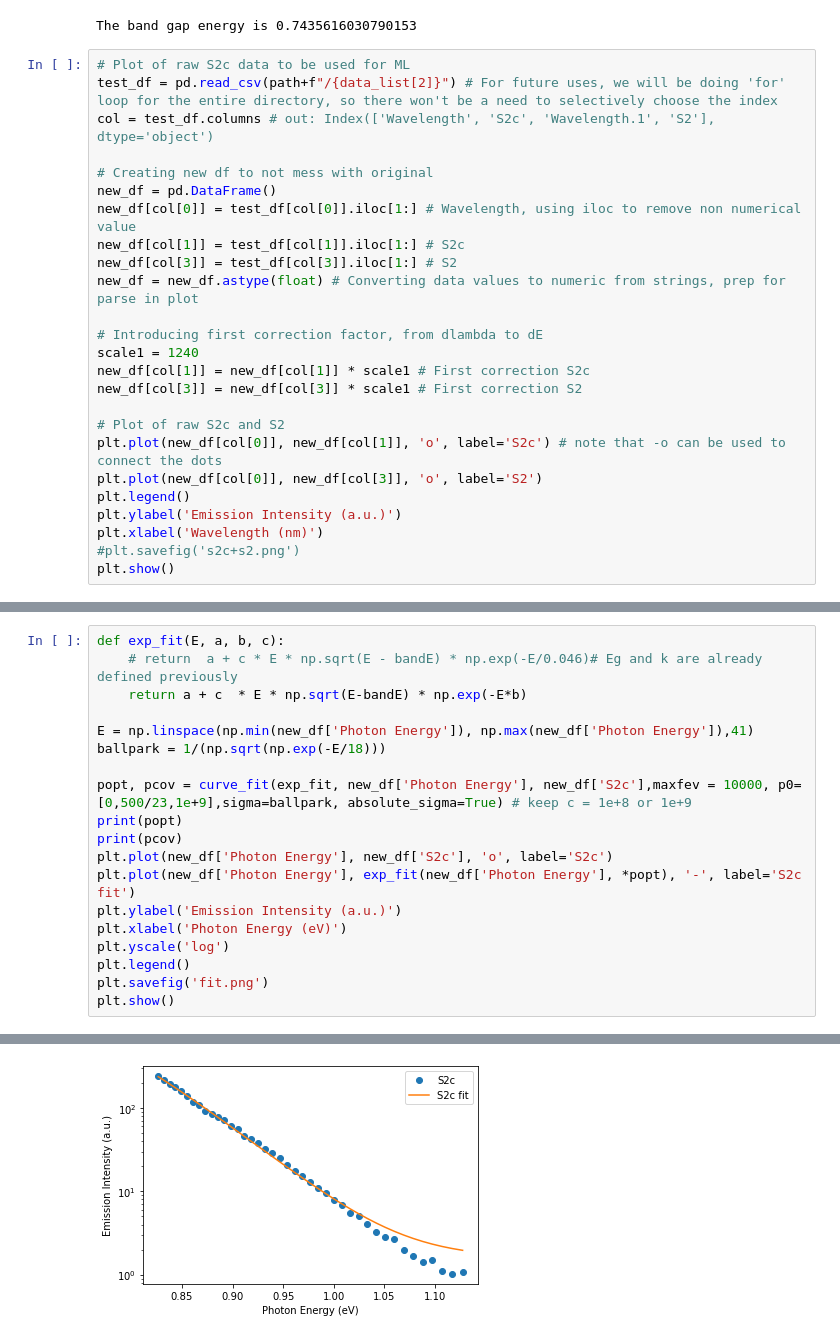
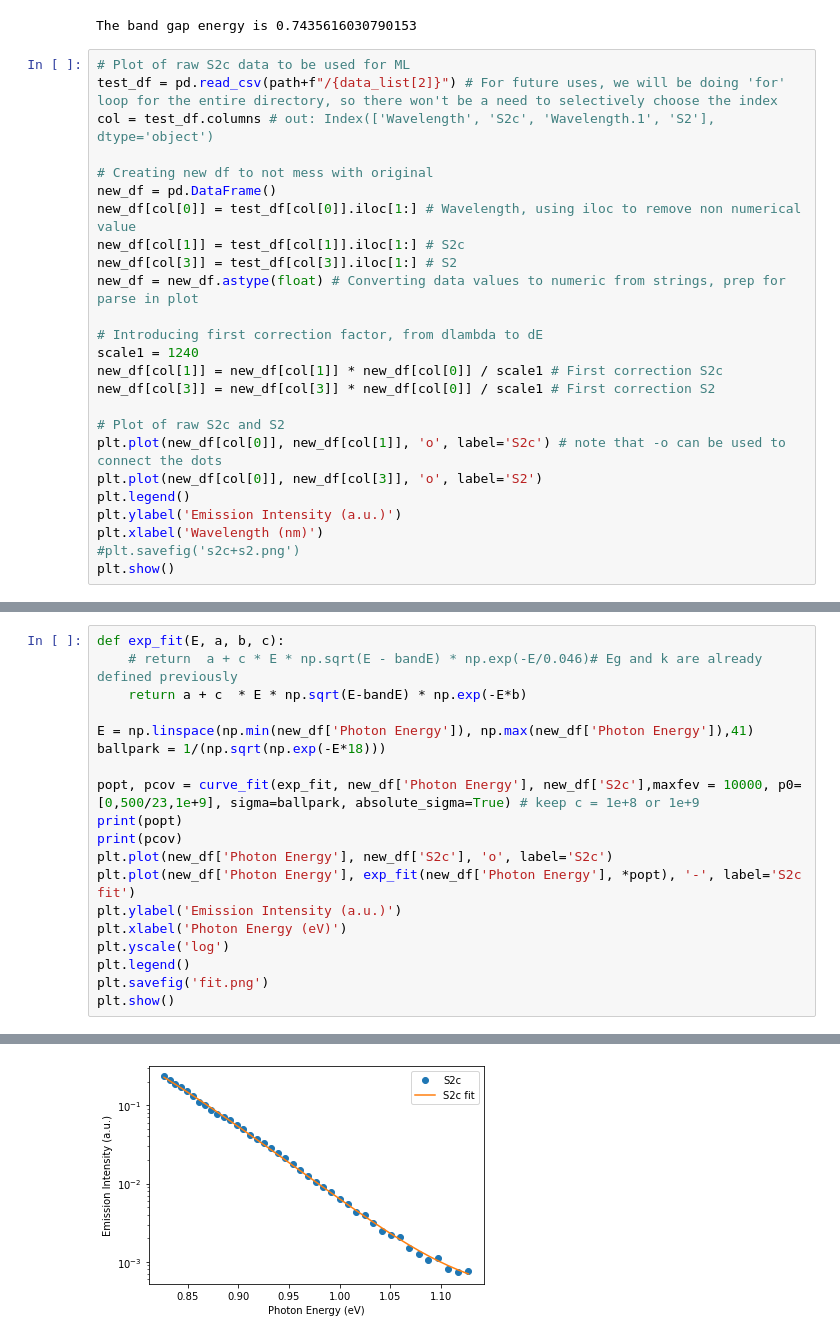
Before and after one commit to teoyi/PROJECT-Automate-Research-Process, a Jupyter notebook: test.ipynb, the cells around one changed output, grey strips where cells are left out. Cells and saved outputs as stored; diff of their text form.

```diff
--- a/test.ipynb
+++ b/test.ipynb
@@ -63,8 +63,8 @@ new_df = new_df.astype(float) # Converting data values to numeric from strings,
 
 # Introducing first correction factor, from dlambda to dE
 scale1 = 1240
-new_df[col[1]] = new_df[col[1]] * scale1 # First correction S2c
-new_df[col[3]] = new_df[col[3]] * scale1 # First correction S2
+new_df[col[1]] = new_df[col[1]] * new_df[col[0]] / scale1 # First correction S2c
+new_df[col[3]] = new_df[col[3]] * new_df[col[0]] / scale1 # First correction S2
 
 # Plot of raw S2c and S2
 plt.plot(new_df[col[0]], new_df[col[1]], 'o', label='S2c') # note that -o can be used to connect the dots
@@ -104,9 +104,9 @@ def exp_fit(E, a, b, c):
     return a + c  * E * np.sqrt(E-bandE) * np.exp(-E*b)
 
 E = np.linspace(np.min(new_df['Photon Energy']), np.max(new_df['Photon Energy']),41)
-ballpark = 1/(np.sqrt(np.exp(-E/18)))
+ballpark = 1/(np.sqrt(np.exp(-E*18)))
 
-popt, pcov = curve_fit(exp_fit, new_df['Photon Energy'], new_df['S2c'],maxfev = 10000, p0=[0,500/23,1e+9],sigma=ballpark, absolute_sigma=True) # keep c = 1e+8 or 1e+9
+popt, pcov = curve_fit(exp_fit, new_df['Photon Energy'], new_df['S2c'],maxfev = 10000, p0=[0,500/23,1e+9], sigma=ballpark, absolute_sigma=True) # keep c = 1e+8 or 1e+9
 print(popt)
 print(pcov)
 plt.plot(new_df['Photon Energy'], new_df['S2c'], 'o', label='S2c')
@@ -125 +125 @@ plt.show()
-[figure, old version]
+[figure, new version]
```
Also changed, not shown: parts of 5 cells of this notebook, 2 other files.
